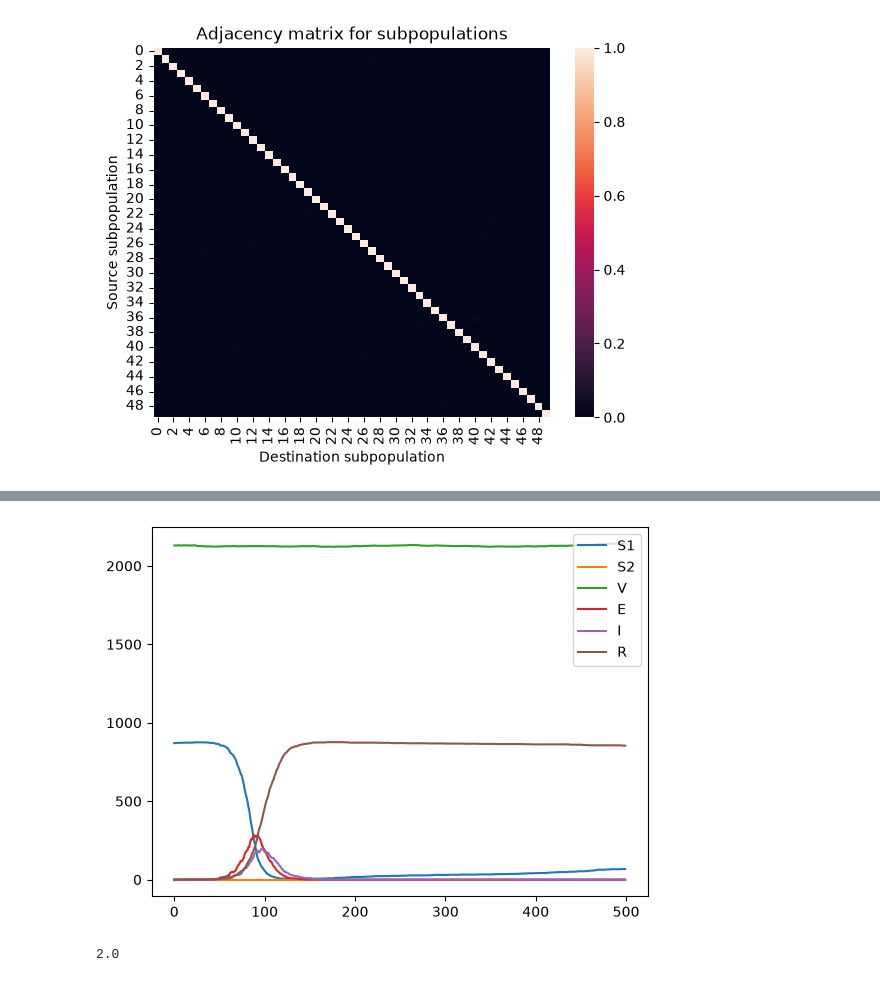
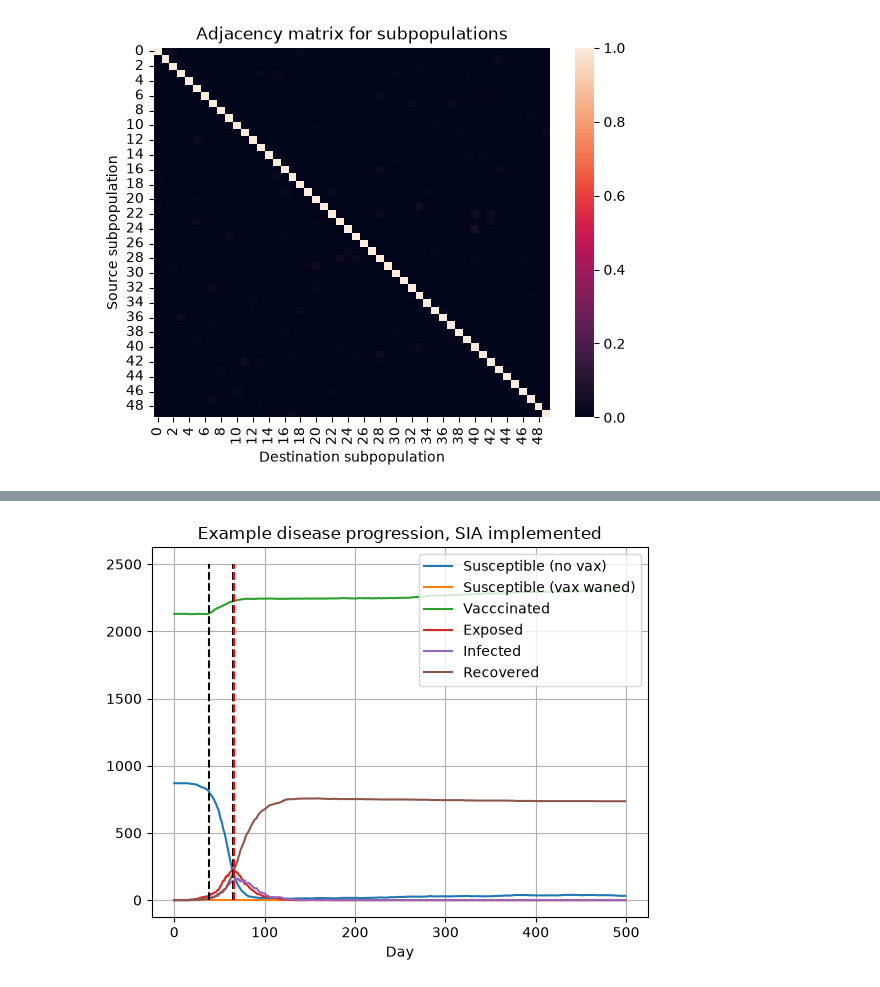
Before and after one commit to bergie75/gates_measles, a Jupyter notebook: python/live_surveillance.ipynb, the cells around one changed output, grey strips where cells are left out. Saved outputs shown, nothing was run; the diff lists cells and outputs as text; code cells hidden in the pictures.

```diff
--- a/python/live_surveillance.ipynb
+++ b/python/live_surveillance.ipynb
@@ -175,11 +333,15 @@ S1: 870.0000000000001 S2: 0.0 V: 2130.0
 # %%
+mat_rng = np.random.default_rng()
 conn_mat = np.eye(num_patches)
+clusters = np.eye(num_patches)
 for source in range(0, num_patches):
     for k in range(0,5):
         destination = np.random.randint(0, num_patches)
         if source != destination:
-            conn_mat[source,destination] = rng.beta(1,299)
+            conn_mat[source,destination] = mat_rng.beta(1,99)
+            clusters[destination,source] = 1
 
+clusters /= num_days
 ax = plt.axes()
 sns.heatmap(conn_mat, ax=ax)
 ax.set_xlabel("Destination subpopulation")
@@ -246,5 +408,5 @@ Text(0, 0.5, 'Infections')
 # %%
-demo_patch=12
+demo_patch=0
 plt.plot(list(range(0,num_days)), results[:,demo_patch+4*num_patches], label="Infections")
 plt.plot(list(range(0,num_days)), results[:,demo_patch+3*num_patches], label="Exposures")
 plt.legend()
@@ -258,0 +421,13 @@ Text(0, 0.5, '#')
+# %%
+campaign_begins = np.flatnonzero(vax_hist[:,demo_patch])[0]
+doom_date = np.flatnonzero(r_t[1:,demo_patch] < 1)[0]
+doom_no_sia = np.flatnonzero(r_t_no_sia[1:,demo_patch] < 1)[0]
+plt.plot(list(range(1,num_days)),r_t[1:,demo_patch])
+plt.vlines(campaign_begins, 0, r_t[0,demo_patch],linestyles="dashed", colors="black", label="Measles confirmed")
+plt.vlines(doom_date, 0, r_t[0,demo_patch],linestyles="dashed", colors="black", label=r"$R_t<1")
+plt.vlines(doom_no_sia, 0, r_t[0,demo_patch],linestyles="dashed", colors="red", label=r"$R_t<1 w/o SIA")
+plt.title("Time-varying reproduction number")
+plt.ylabel(r"$R_t$")
+plt.xlabel("Day")
+plt.legend()
+plt.grid()
@@ -259,15 +436,20 @@ Text(0, 0.5, '#')
 # %%
 syms = ["S1", "S2", "V", "E", "I", "R"]
+sym_names = ["Susceptible (no vax)", "Susceptible (vax waned)", "Vacccinated", "Exposed", "Infected", "Recovered"]
 for k in range(0,6):
     y_vals = results[:,demo_patch+k*num_patches]
     if syms[k] == "I":
         y_vals += importation_history[:,12]
-    plt.plot(list(range(0,num_days)), y_vals, label=syms[k])
-plt.legend()
+    plt.plot(list(range(0,num_days)), y_vals, label=sym_names[k])
+plt.vlines(campaign_begins,0,2500,linestyles="dashed",colors="black")
+plt.vlines(doom_date, 0, 2500, linestyles="dashed",colors="black")
+plt.vlines(doom_no_sia, 0, 2500, linestyles="dashed",colors="red")
+plt.legend(loc="upper right")
+plt.title("Example disease progression, SIA implemented")
+plt.xlabel("Day")
+plt.grid()
+# plt.ylim([0,5])
+# plt.xlim([0,10])
 plt.show()
 # %% [output]
-[figure, old version]
+[figure, new version]
-# %%
-print(np.max(importation_history))
-# %% [output]
-2.0
```
Also changed, not shown: parts of 15 cells of this notebook, 2 other files.
